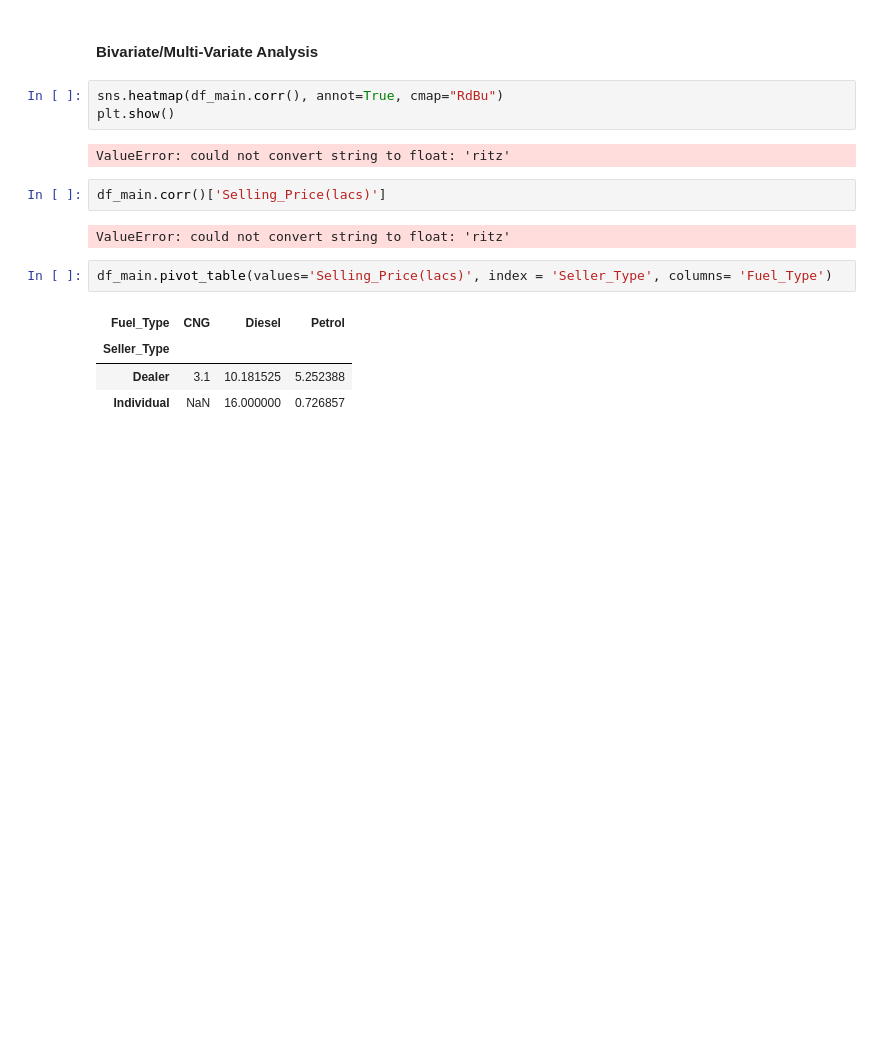
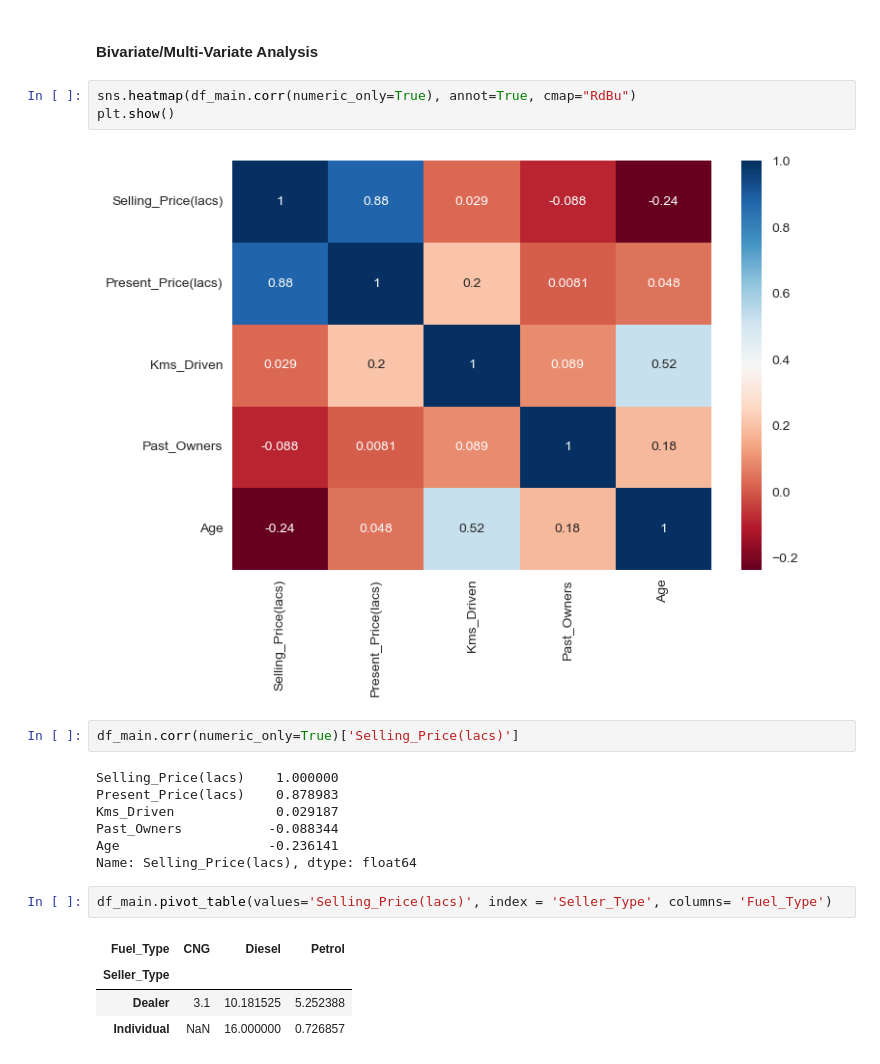
Before and after one commit to DinaChatFE/car-price-prediction-research, a Jupyter notebook: car-price-prediction.ipynb, the cells around one changed output. Cells and saved outputs as stored; diff of their text form; blank space fills up the shorter version.

```diff
--- a/car-price-prediction.ipynb
+++ b/car-price-prediction.ipynb
@@ -198,14 +207,19 @@ df_main[df_main['Kms_Driven'] > df_main['Kms_Driven'].quantile(0.99)]
 # %% [markdown]
 #### Bivariate/Multi-Variate Analysis
 # %%
-sns.heatmap(df_main.corr(), annot=True, cmap="RdBu")
+sns.heatmap(df_main.corr(numeric_only=True), annot=True, cmap="RdBu")
 plt.show()
 # %% [output]
-ValueError: could not convert string to float: 'ritz'
+[figure, added]
 # %%
-df_main.corr()['Selling_Price(lacs)']
+df_main.corr(numeric_only=True)['Selling_Price(lacs)']
 # %% [output]
-ValueError: could not convert string to float: 'ritz'
+Selling_Price(lacs)    1.000000
+Present_Price(lacs)    0.878983
+Kms_Driven             0.029187
+Past_Owners           -0.088344
+Age                   -0.236141
+Name: Selling_Price(lacs), dtype: float64
 # %%
 df_main.pivot_table(values='Selling_Price(lacs)', index = 'Seller_Type', columns= 'Fuel_Type')
 # %% [output]
```
Also changed, not shown: parts of 3 cells of this notebook.
